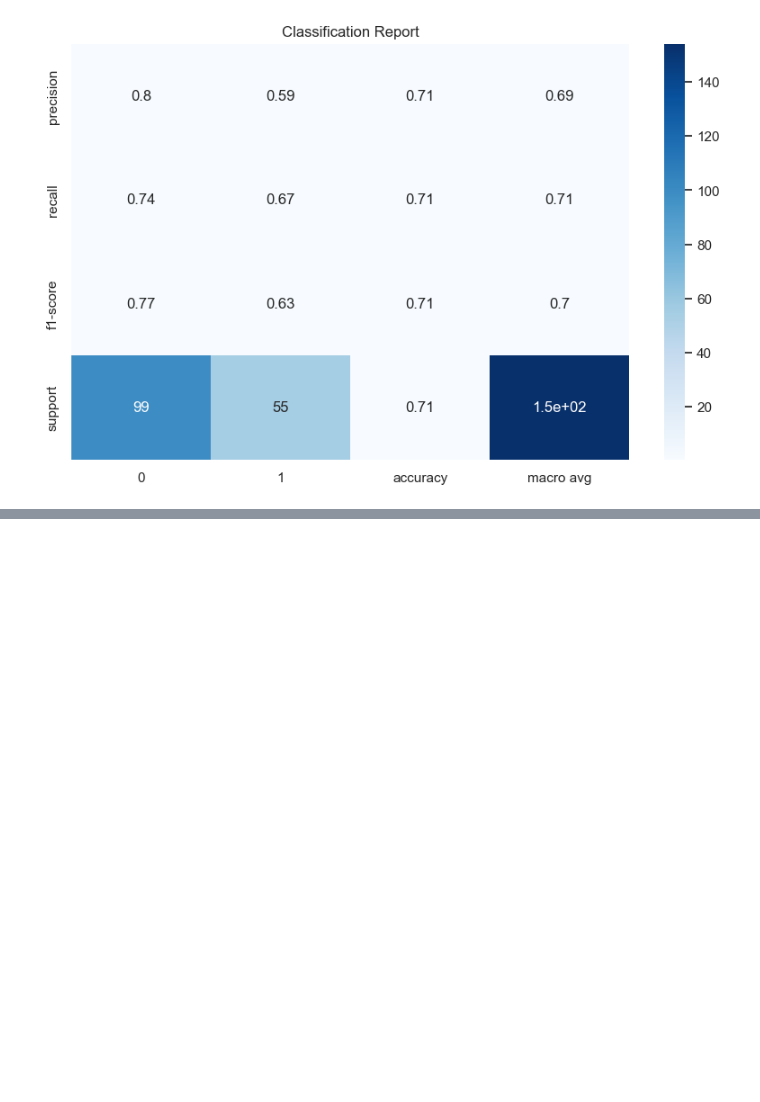
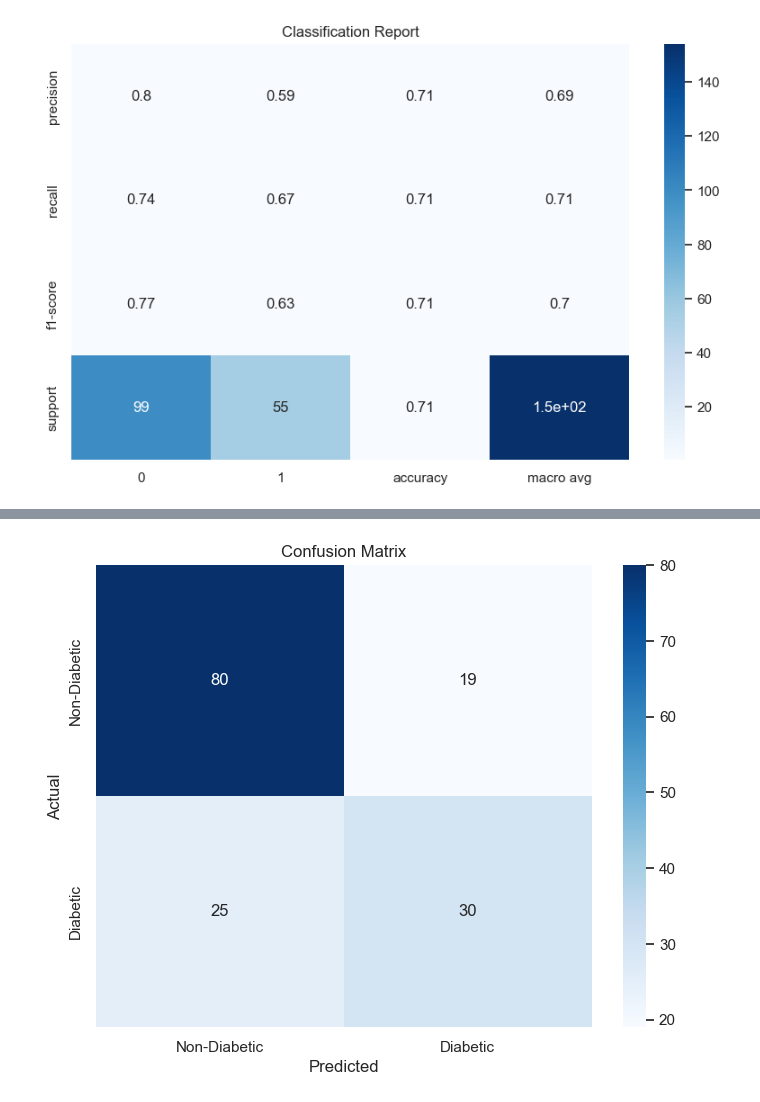
Before and after one commit to sultanbeishenkulov/Pima-Diabetes-Prediction, a Jupyter notebook: diabetes_predictions.ipynb, the cells around one changed output, grey strips where cells are left out. Saved outputs shown, nothing was run; the diff lists cells and outputs as text; code cells hidden in the pictures; blank space fills up the shorter version.

```diff
--- a/diabetes_predictions.ipynb
+++ b/diabetes_predictions.ipynb
@@ -414,0 +419,16 @@ plt.show()
+# %%
+# Initialize and fit the StandardScaler
+scaler = StandardScaler()
+scaler.fit(X_train)
+# Transform the data
+X_train_scaled = scaler.transform(X_train)
+X_test_scaled = scaler.transform(X_test)
+# Train the KNN model
+knn = KNeighborsClassifier(n_neighbors=5)
+knn.fit(X_train_scaled, y_train)
+# Make predictions
+y_pred = knn.predict(X_test_scaled)
+# Evaluate the model
+accuracy = accuracy_score(y_test, y_pred)
+conf_matrix = confusion_matrix(y_test, y_pred)
+class_report = classification_report(y_test, y_pred, output_dict=True)
@@ -414,0 +451,10 @@ plt.show()
+# %%
+# Plot the confusion matrix
+plt.figure(figsize=(8, 6))
+sns.heatmap(conf_matrix, annot=True, fmt='d', cmap='Blues', xticklabels=['Non-Diabetic', 'Diabetic'], yticklabels=['Non-Diabetic', 'Diabetic'])
+plt.xlabel('Predicted')
+plt.ylabel('Actual')
+plt.title('Confusion Matrix')
+plt.show()
+# %% [output]
+[figure, added]
```
Also changed, not shown: parts of 3 cells of this notebook.
